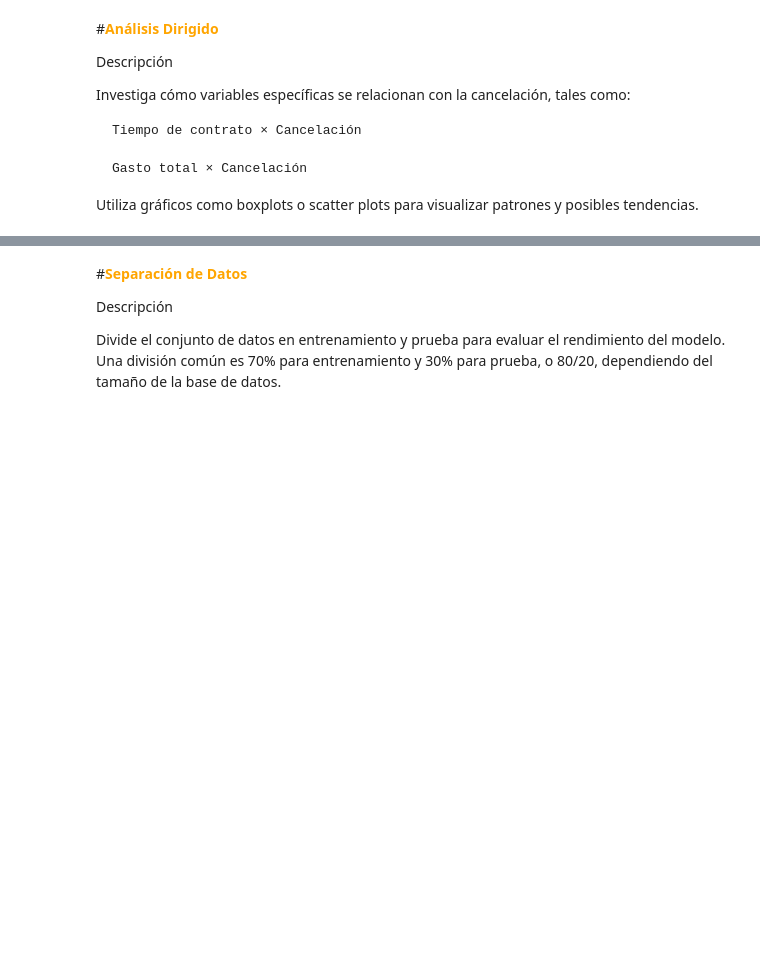
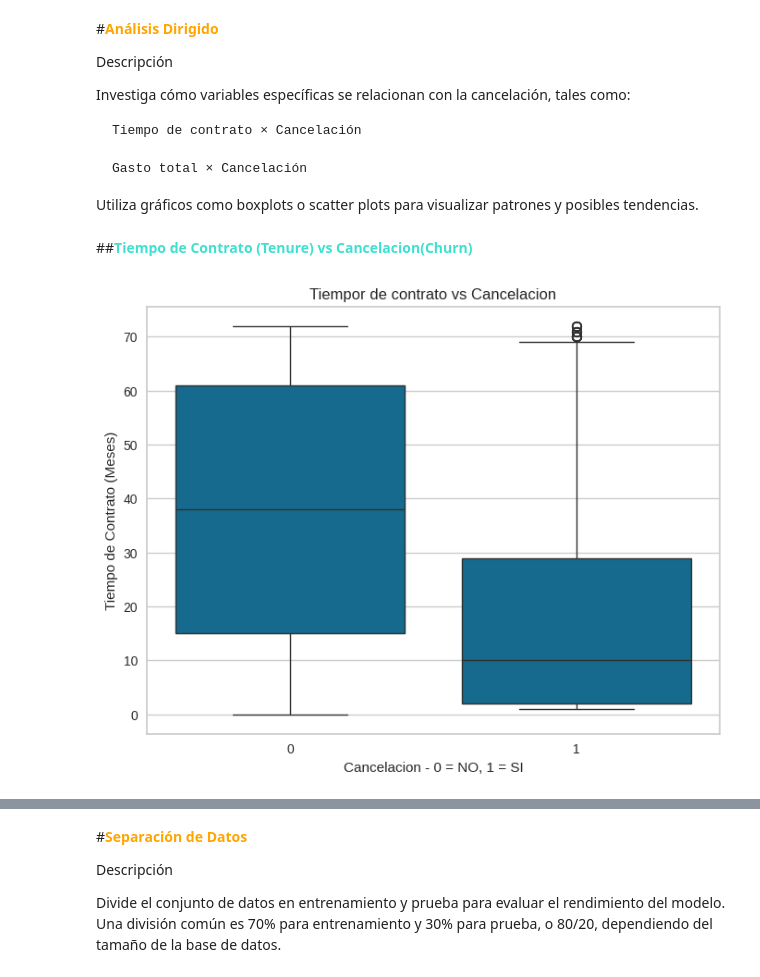
Before and after one commit to LejImkoaj/proyecto-telecomX-parte2, a Jupyter notebook: telecomX_parte2_LATAM.ipynb, the cells around one changed output, grey strips where cells are left out. Saved outputs shown, nothing was run; the diff lists cells and outputs as text; code cells hidden in the pictures; blank space fills up the shorter version.

```diff
--- a/telecomX_parte2_LATAM.ipynb
+++ b/telecomX_parte2_LATAM.ipynb
@@ -392,3 +392,21 @@ Investiga cómo variables específicas se relacionan con la cancelación, tales
     Gasto total × Cancelación
 
 Utiliza gráficos como boxplots o scatter plots para visualizar patrones y posibles tendencias.
+# %% [markdown]
+##**<font color='turquoise'>Tiempo de Contrato (Tenure) vs Cancelacion(Churn)</font>**
+# %%
+# Grafico Boxplot - Tiempo de Contrato vs Cancelacion
+plt.figure(figsize=(8,6))
+
+sns.boxplot(
+    x='churn',
+    y='tenure',
+    data=df
+)
+plt.title('Tiempor de contrato vs Cancelacion')
+plt.xlabel('Cancelacion - 0 = NO, 1 = SI')
+plt.ylabel('Tiempo de Contrato (Meses)')
+
+plt.show();
+# %% [output]
+[figure, added]
```
Also changed, not shown: parts of 13 cells of this notebook.
